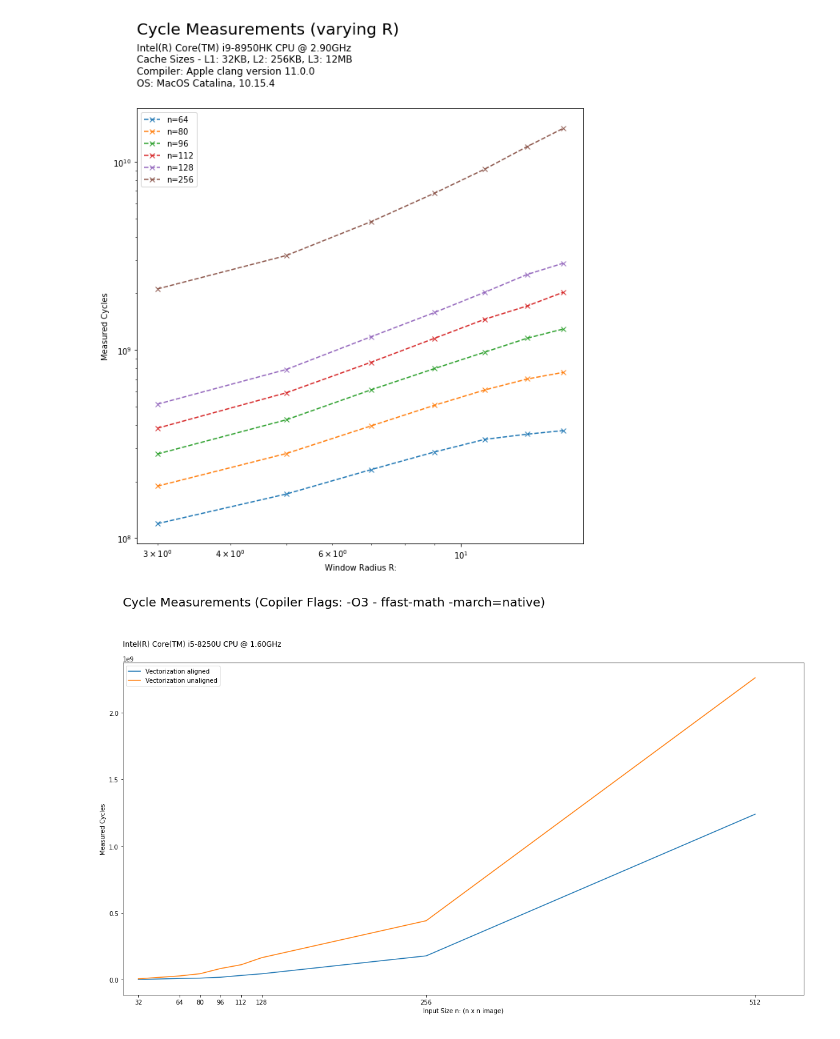
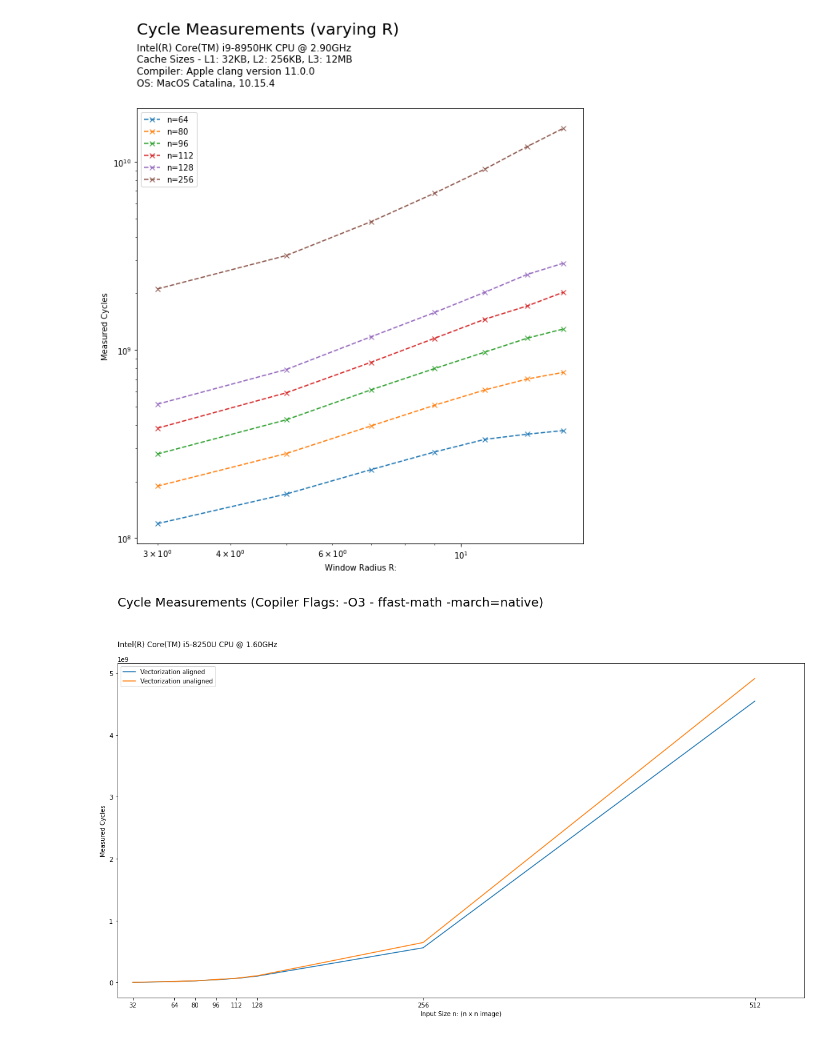
Before and after one commit to ninodimontalcino/advanced-denoising-mcrenderings, a Jupyter notebook: analysis/PerformanceAnalysis.ipynb, the cells around one changed output. Drawn from its saved outputs; the diff is of its cells as text; code cells hidden in the pictures.

Commit message:
New plots aligned vss unaligned

```diff
--- a/analysis/PerformanceAnalysis.ipynb
+++ b/analysis/PerformanceAnalysis.ipynb
@@ -292,31 +292,31 @@ fig.savefig('performance_plot_varyingR',bbox_inches='tight',bbox_extra_artists=[
 # %%
 series = ["Vectorization aligned",
           "Vectorization unaligned"]
 
 
 n = np.array([32, 64, 80, 96, 112, 128, 256, 512])
 
-cycles = np.array([[966225, 9.94611e+06, 1.20054e+07, 1.88514e+07, 3.21667e+07, 4.46514e+07, 1.78863e+08, 1.23987e+09],
-                   [7.06293e+06, 2.83865e+07, 4.50859e+07, 8.41997e+07, 1.12408e+08, 1.65333e+08, 4.42135e+08, 2.26179e+09]
+cycles = np.array([[514612, 1.17607e+07, 2.44233e+07, 4.19678e+07,  6.42262e+07,  1.007e+08, 5.58944e+08,4.54525e+09],
+                   [608805, 1.50115e+07, 2.51881e+07,  4.49991e+07, 6.68024e+07,  1.06823e+08, 6.44165e+08,  4.91194e+09]
                   ])
 
 # ------------------------------------------------------
 # PLOT OF MEASURED CYCLES
 # ------------------------------------------------------
 
 fig = plt.figure(figsize=(20,10))
 for i, serie in enumerate(series):
     plt.plot(n, cycles[i], label=serie)
 plt.xticks(n)
 plt.xlim(20,550)
 plt.ylabel("Measured Cycles")
 plt.xlabel("Input Size n: (n x n image)")
 suptitle = plt.suptitle("Cycle Measurements (Copiler Flags: -O3 - ffast-math -march=native)", x=0.125, y=1.03, fontsize=20, ha='left')
 plt.title(hardware_info_feli, fontsize=12, x=0, y=1.04, ha='left')
 plt.legend()
 fig.savefig('cycle_comparison_vec_align',bbox_inches='tight',bbox_extra_artists=[suptitle])
 # %% [output]
-[figure, old version]
+[figure, new version]
 # %%
 R = 3
 performance = np.zeros((len(series), len(n)))
```
Also changed, not shown: parts of 1 cell of this notebook, 3 other files.
